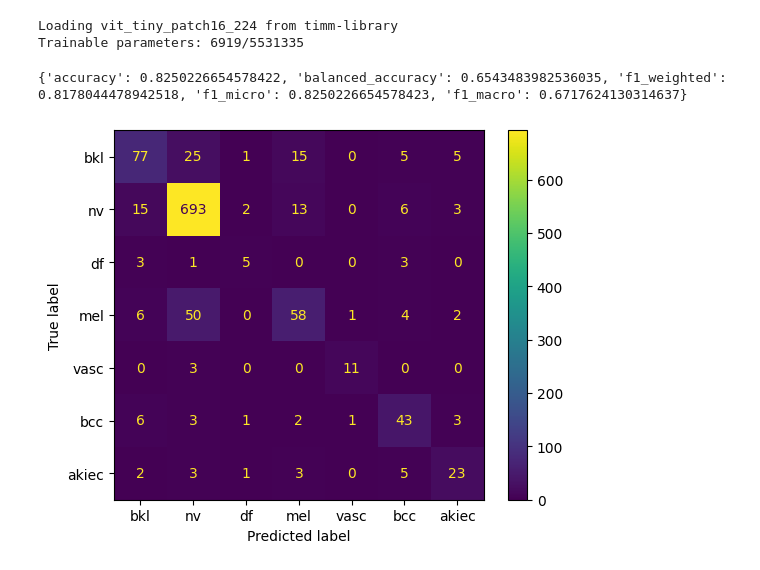
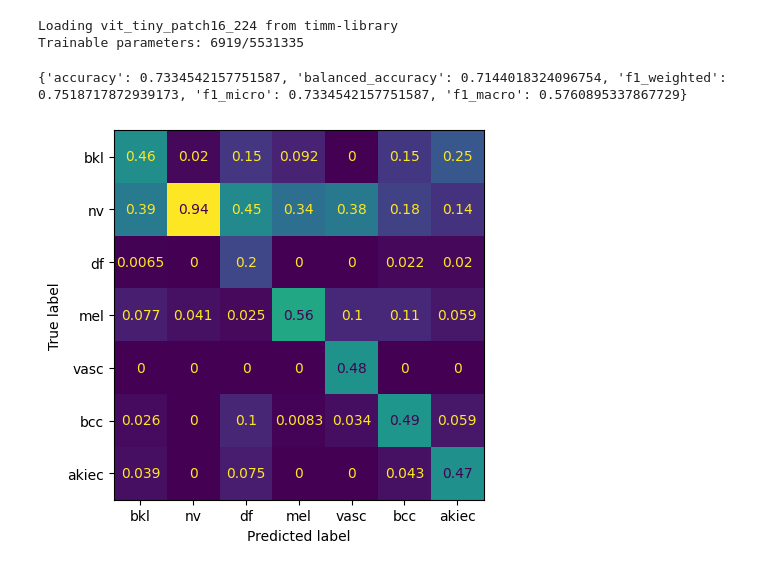
Before and after one commit to AlexanderPeter/thesis, a Jupyter notebook: code/15_train_logistic_regression.ipynb, the cells around one changed output. Cells and saved outputs as stored; diff of their text form; code cells hidden in the pictures.

```diff
--- a/code/15_train_logistic_regression.ipynb
+++ b/code/15_train_logistic_regression.ipynb
@@ -25,20 +25,31 @@ from local_python.dataset_util import (
 )
 from ssl_library.src.models.fine_tuning.classifiers import LinearClassifier
 # %%
+max_iter = 10_000
+seed = 1
+number_of_samples = 100
+
 # Train logistic regression
 dataset_path_features = (
-    "../datasets/intermediate-features/HAM10000-ViT_T16-ImageNet_1k_SSL_Dino.csv"
-)
+    # "../datasets/intermediate-features/HAM10000-ViT_T16-Derma.csv",
+    # "../datasets/intermediate-features/HAM10000-ViT_T16-Plant.csv",
+    "../datasets/intermediate-features/HAM10000-ViT_T16-ImageNet_1k_SSL_Dino.csv",
+)[0]
 
-run_path = "../runs/HAM10000/ViT_T16-ImageNet_1k_SSL_Dino/logreg_2"
-max_iter = 10_000
-seed = 19
+run_path = (
+    # f"../runs/HAM10000/ViT_T16-Derma/logreg_0_{seed}_{number_of_samples}",
+    # f"../runs/HAM10000/ViT_T16-Plant/logreg_0_{seed}_{number_of_samples}",
+    f"../runs/HAM10000/ViT_T16-ImageNet_1k_SSL_Dino/logreg_0_{seed}_{number_of_samples}",
+)[0]
+
 
 # Validate with ViT
 batch_size = 64
 dataset_path_images = "../data_splits/HAM10000_split.csv"
 checkpoint_path = (
-    "../model_weights/vit_t16_v2/ViT_T16-ImageNet_1k_SSL_Dino_headless.pth"
-)
+    # "../model_weights/vit_t16_v2/ViT_T16-Derma_SSL_Dino_headless.pth",
+    # "../model_weights/vit_t16_v2/ViT_T16-Plant_SSL_Dino_headless.pth",
+    "../model_weights/vit_t16_v2/ViT_T16-ImageNet_1k_SSL_Dino_headless.pth",
+)[0]
 # %%
 set_seed(seed)
@@ -53,12 +65,18 @@ label_map = {
     label: idx for idx, label in enumerate(df_full["target_code"].unique())
 }  # NOTE: Keep original order
 
-(loss_file_path, _, _) = load_values_from_previous_epochs(run_path)
+(loss_file_path, latest_epoch, best_loss) = load_values_from_previous_epochs(run_path)
 
 features = {}
 targets = {}
 for set_name in df_full["set"].unique():
     df_set = df_full[df_full["set"] == set_name]
+    if (number_of_samples is not None) and (set_name == "train"):
+        target_group = df_full.groupby("target_code")
+        df_set = target_group.sample(
+            number_of_samples, random_state=selection_seed, replace=False
+        )
+
     print(f"{set_name} size: {len(df_set)}")
     features[set_name] = df_set.loc[:, ~df_set.columns.isin(["target_code", "set"])]
     targets[set_name] = df_set["target_code"].to_numpy()
@@ -211,16 +239,17 @@ metrics = calculate_scores(
 )
 print(metrics)
 # %% [output]
-{'accuracy': 0.8250226654578422, 'balanced_accuracy': 0.6543483982536035, 'f1_weighted': 0.8178044478942518, 'f1_micro': 0.8250226654578423, 'f1_macro': 0.6717624130314637}
+{'accuracy': 0.7334542157751587, 'balanced_accuracy': 0.7144018324096754, 'f1_weighted': 0.7518717872939173, 'f1_micro': 0.7334542157751587, 'f1_macro': 0.5760895337867729}
 # %%
 label_names = [
     k for k, v in label_map.items() if (v in labels or v in rearranged_preds)
 ]
-cm = confusion_matrix(labels, rearranged_preds)
+cm = confusion_matrix(labels, rearranged_preds, normalize='pred')
 cm_display = ConfusionMatrixDisplay(confusion_matrix=cm, display_labels=label_names)
-cm_display.plot()
+cm_display.plot(colorbar=False, values_format=".2g")
 plt.ylabel("True label")
 plt.xlabel("Predicted label")
+plt.savefig(os.path.join(run_path, f"confusion_matrix_valid.png"), bbox_inches="tight")
 plt.show()
 # %% [output]
-[figure, old version]
+[figure, new version]
```
Also changed, not shown: parts of 9 cells of this notebook, 13 other files.
